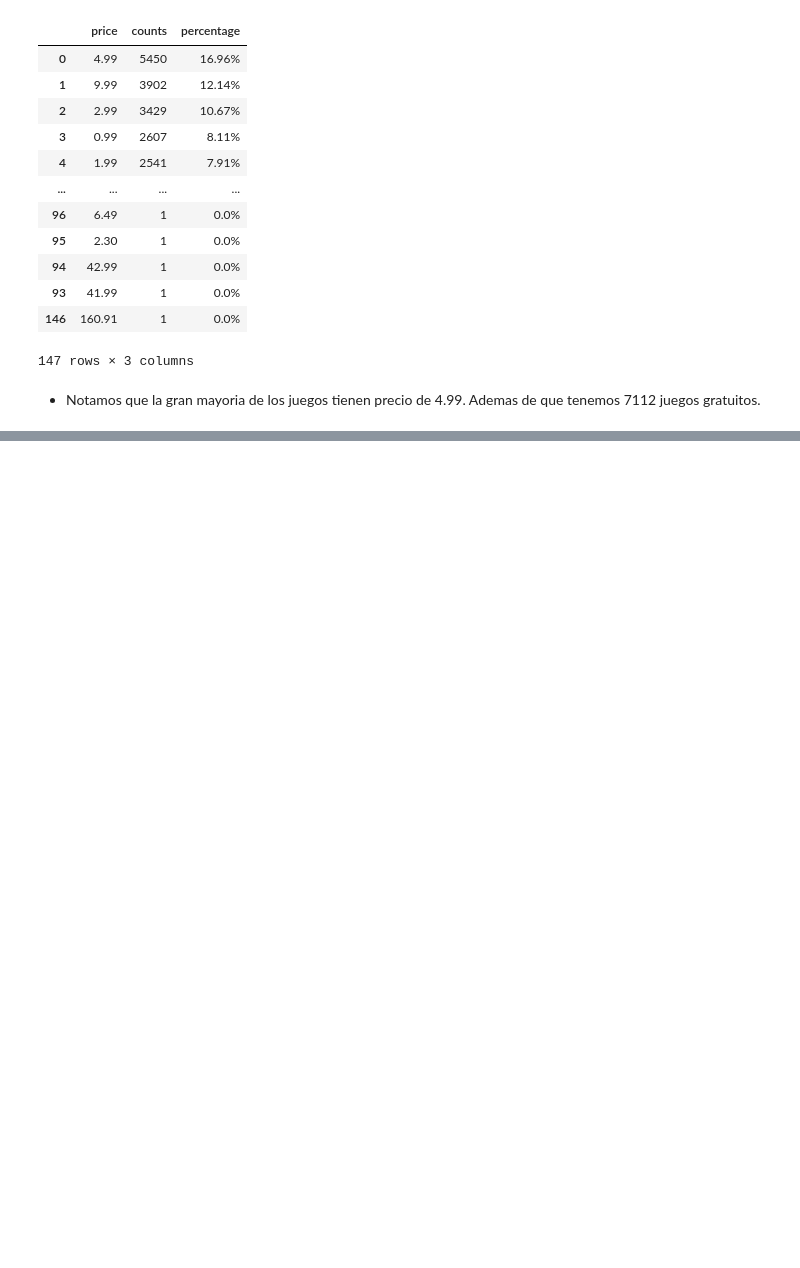
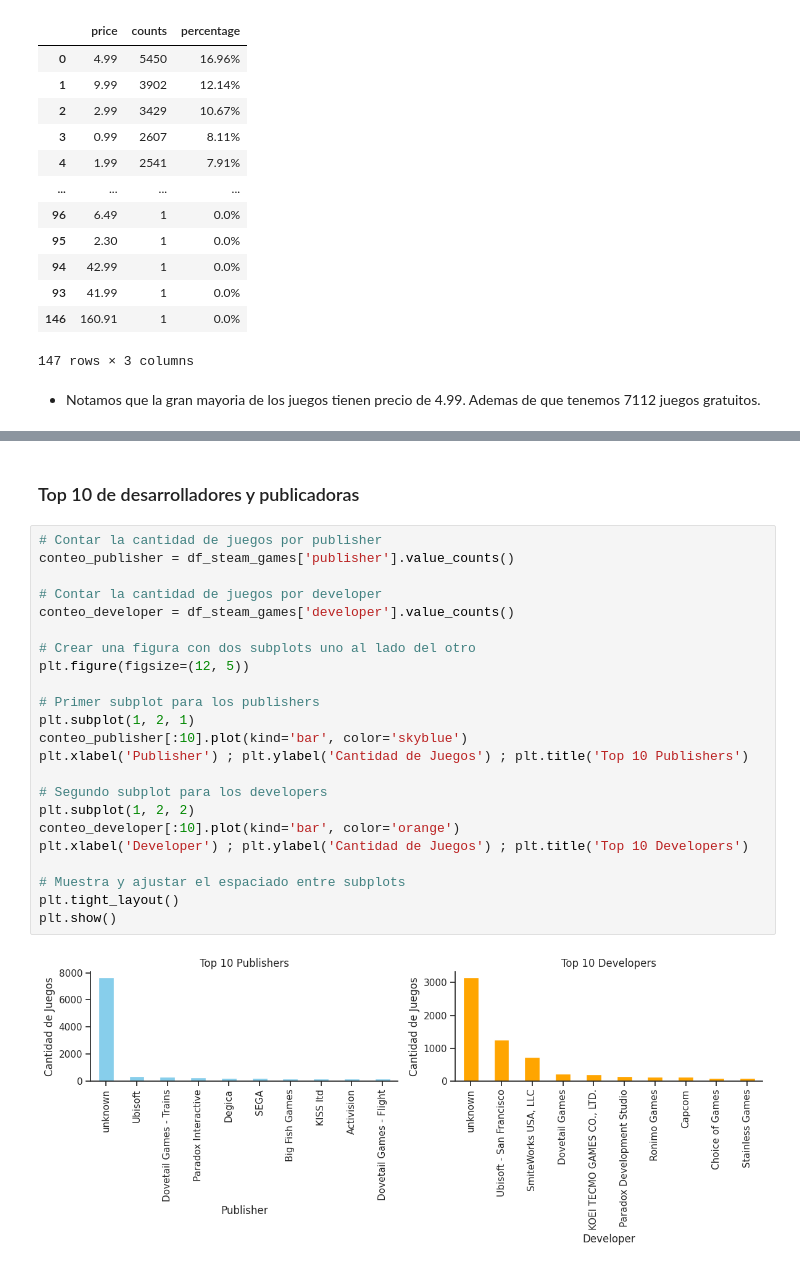
Before and after one commit to rrobles9112/Steam-MLOPS, a Jupyter notebook: Notebooks/EDA.ipynb, the cells around one changed output, grey strips where cells are left out. Saved outputs shown, nothing was run; the diff lists cells and outputs as text; blank space fills up the shorter version.

```diff
--- a/Notebooks/EDA.ipynb
+++ b/Notebooks/EDA.ipynb
@@ -166,0 +248,27 @@ plt.show()
+# %% [markdown]
+### Top 10 de desarrolladores y publicadoras
+# %%
+# Contar la cantidad de juegos por publisher
+conteo_publisher = df_steam_games['publisher'].value_counts()
+
+# Contar la cantidad de juegos por developer
+conteo_developer = df_steam_games['developer'].value_counts()
+
+# Crear una figura con dos subplots uno al lado del otro
+plt.figure(figsize=(12, 5))
+
+# Primer subplot para los publishers
+plt.subplot(1, 2, 1)
+conteo_publisher[:10].plot(kind='bar', color='skyblue')
+plt.xlabel('Publisher') ; plt.ylabel('Cantidad de Juegos') ; plt.title('Top 10 Publishers')
+
+# Segundo subplot para los developers
+plt.subplot(1, 2, 2)
+conteo_developer[:10].plot(kind='bar', color='orange')
+plt.xlabel('Developer') ; plt.ylabel('Cantidad de Juegos') ; plt.title('Top 10 Developers')
+
+# Muestra y ajustar el espaciado entre subplots
+plt.tight_layout()
+plt.show()
+# %% [output]
+[figure, added]
```
Also changed, not shown: parts of 17 cells of this notebook, 6 other files.
